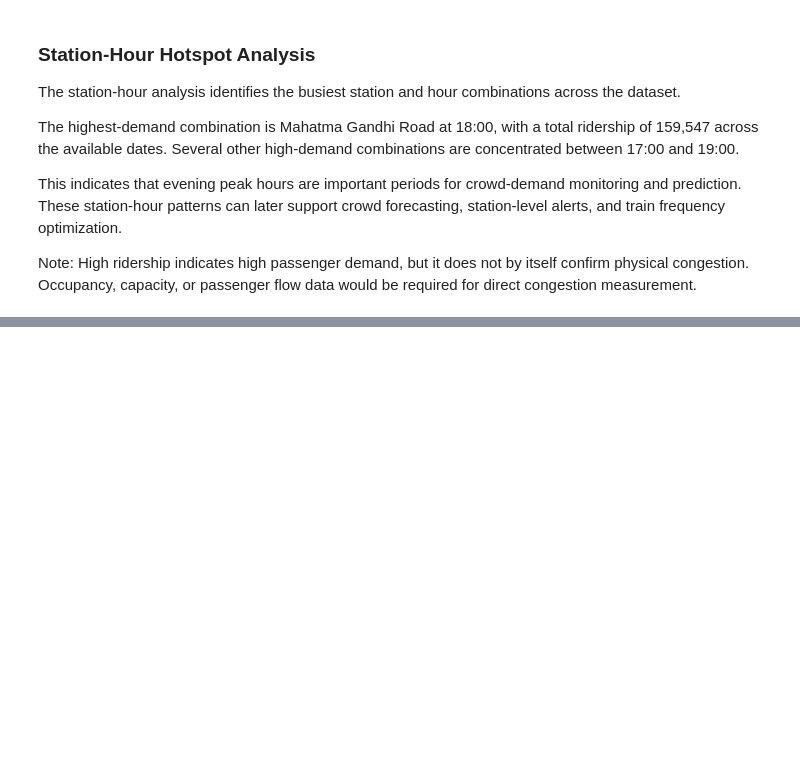
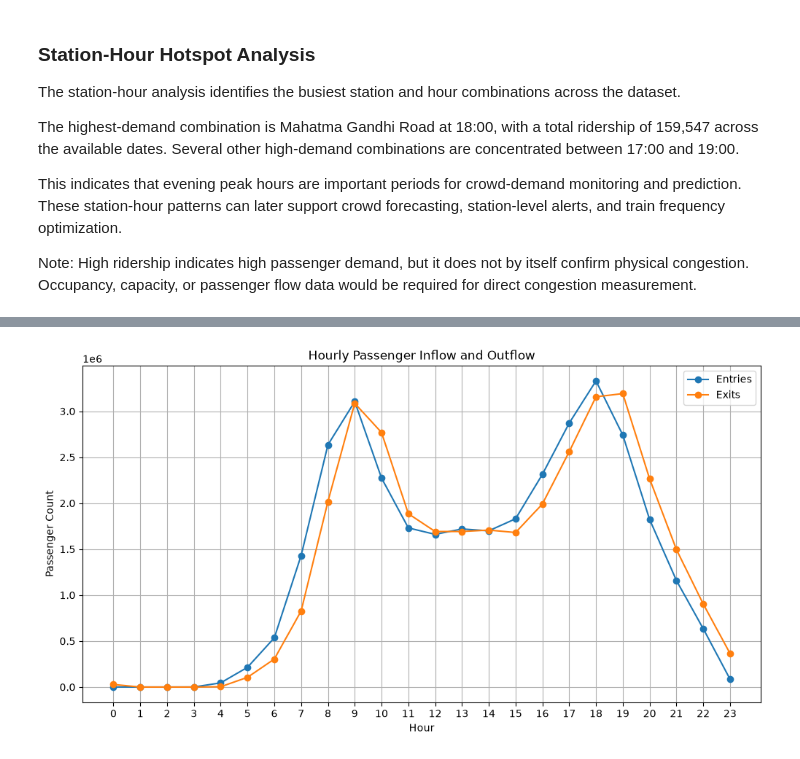
Before and after one commit to springboardmentor443m-coder/Predictive-Public-Transit-Intelligence-Platform-for-Crowd-Management-and-Schedule-Optimization, a Jupyter notebook: notebooks/BMRCL_Ridership_Analysis.ipynb, the cells around one changed output, grey strips where cells are left out. Cells and saved outputs as stored; diff of their text form; code cells hidden in the pictures; blank space fills up the shorter version.

Commit message:
Add BMRCL entry-exit flow analysis

```diff
--- a/notebooks/BMRCL_Ridership_Analysis.ipynb
+++ b/notebooks/BMRCL_Ridership_Analysis.ipynb
@@ -766,0 +927,13 @@ Note: High ridership indicates high passenger demand, but it does not by itself
+# %%
+# Hourly entry and exit flow analysis
+
+hourly_flow = (
+    flow_df.groupby("Hour")[
+        ["Ridership_entry", "Ridership_exit", "Net Flow"]
+    ]
+    .sum()
+    .reset_index()
+    .sort_values("Hour")
+)
+
+print(hourly_flow)
@@ -766,0 +958,29 @@ Note: High ridership indicates high passenger demand, but it does not by itself
+# %%
+# Plot hourly passenger inflow and outflow
+
+plt.figure(figsize=(12, 6))
+
+plt.plot(
+    hourly_flow["Hour"],
+    hourly_flow["Ridership_entry"],
+    marker="o",
+    label="Entries"
+)
+
+plt.plot(
+    hourly_flow["Hour"],
+    hourly_flow["Ridership_exit"],
+    marker="o",
+    label="Exits"
+)
+
+plt.xlabel("Hour")
+plt.ylabel("Passenger Count")
+plt.title("Hourly Passenger Inflow and Outflow")
+plt.xticks(range(24))
+plt.legend()
+plt.grid(True)
+
+plt.show()
+# %% [output]
+[figure, added]
```
Also changed, not shown: parts of 15 cells of this notebook, 1 other file.
